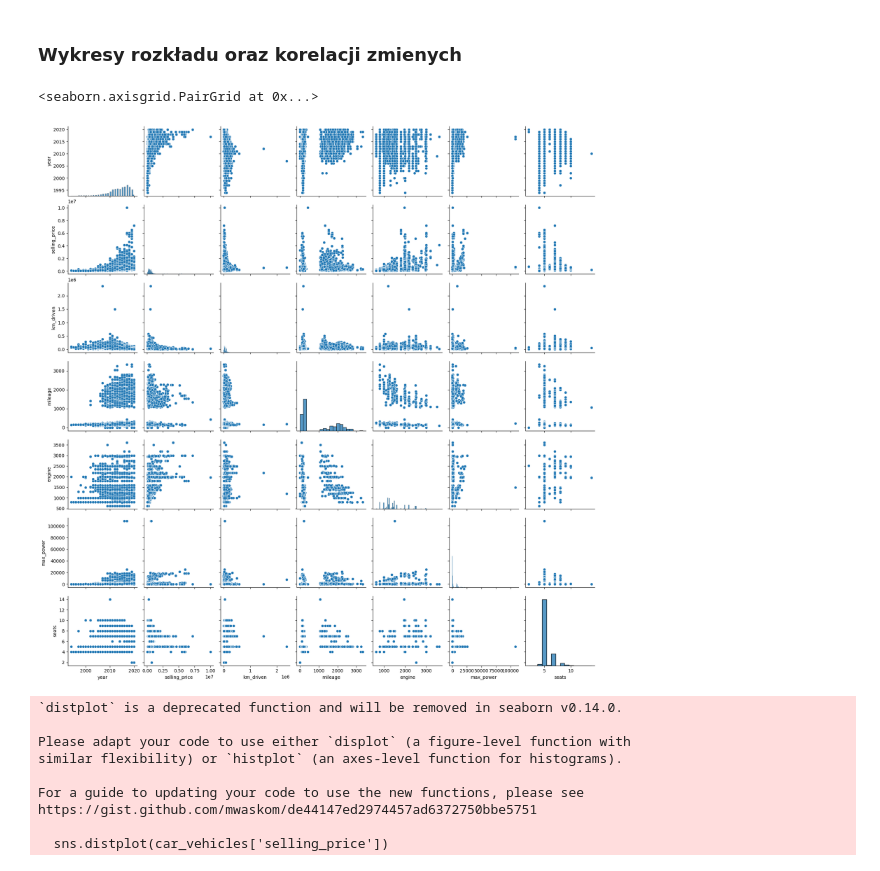
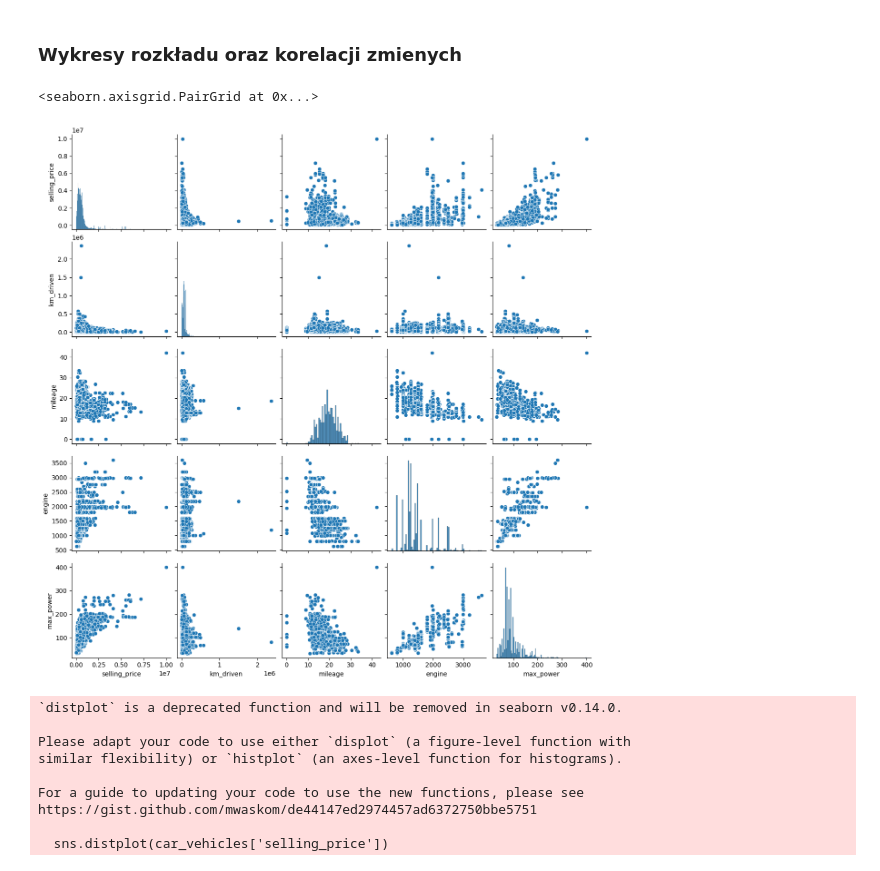
Before and after one commit to patrykkondrat/sgh_ppwmi, a Jupyter notebook: 10-Homework_3/homework3.ipynb, the cells around one changed output. Drawn from its saved outputs; the diff is of its cells as text; code cells hidden in the pictures.

```diff
--- a/10-Homework_3/homework3.ipynb
+++ b/10-Homework_3/homework3.ipynb
@@ -92,12 +107,19 @@ Usunięcie wierszy z brakującymi danymi
+# %%
+car_vehicles.drop(['torque', 'seats'], axis=1, inplace=True)
 # %%
 car_vehicles.dropna(inplace=True)
 # %% [markdown]
 Zmiana wartości paranumerycznych na numeryczne
 # %%
 def leave_only_digits(val):
-    if isinstance(val, int):
+    if isinstance(val, float):
         return val
+    elif val.strip() == '':
+        return None
     else:
-        return int("".join([char for char in val if char.isdigit()]))
+        try:
+            return float(val.split(' ')[0])
+        except (ValueError, IndexError):
+            return None
 # %%
 car_vehicles[['mileage', 'engine', 'max_power']] = car_vehicles[['mileage', 'engine', 'max_power']].applymap(leave_only_digits)
@@ -112,0 +141,7 @@ AttributeError: 'DataFrame' object has no attribute 'unique'
+# %%
+car_vehicles['fuel'] = car_vehicles['fuel'].astype('category').cat.codes
+car_vehicles['seller_type'] = car_vehicles['seller_type'].astype('category').cat.codes
+car_vehicles['transmission'] = car_vehicles['transmission'].astype('category').cat.codes
+car_vehicles['owner'] = car_vehicles['owner'].astype('category').cat.codes
+
+car_vehicles
@@ -113,10 +162,12 @@ AttributeError: 'DataFrame' object has no attribute 'unique'
+# %%
+car_vehicles.dropna(inplace=True)
 # %% [markdown]
 ### Wykresy rozkładu oraz korelacji zmienych
 # %%
-sns.pairplot(car_vehicles)
+sns.pairplot(car_vehicles[['selling_price', 'km_driven', 'mileage', 'engine', 'max_power']])
 # %% [output]
 <seaborn.axisgrid.PairGrid at 0x...>
-[figure, old version]
+[figure, new version]
 # %%
 sns.distplot(car_vehicles['selling_price'])
 # %% [output]
```
Also changed, not shown: parts of 27 cells of this notebook, 1 other file.
